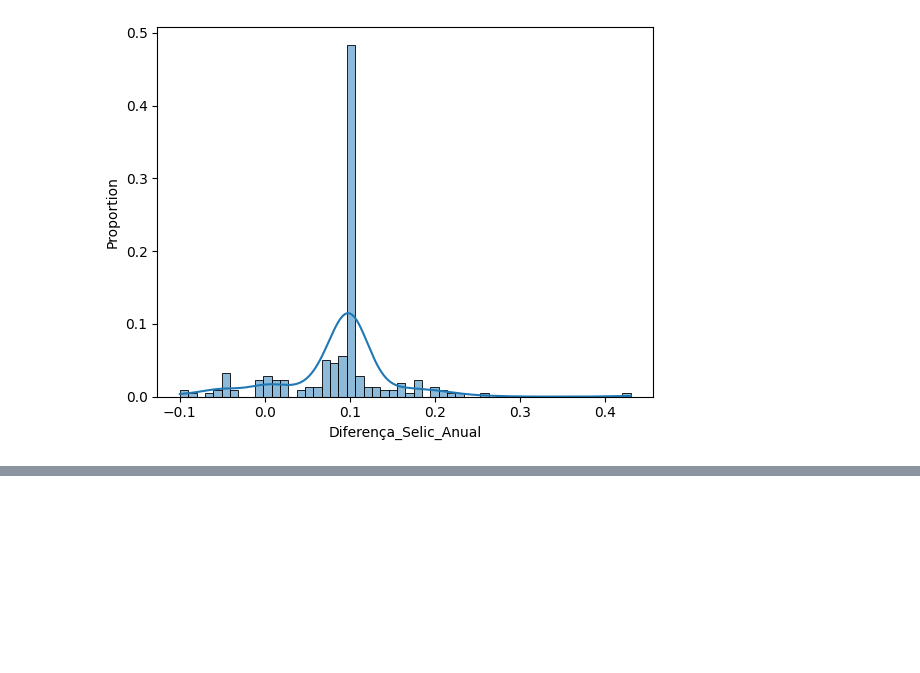
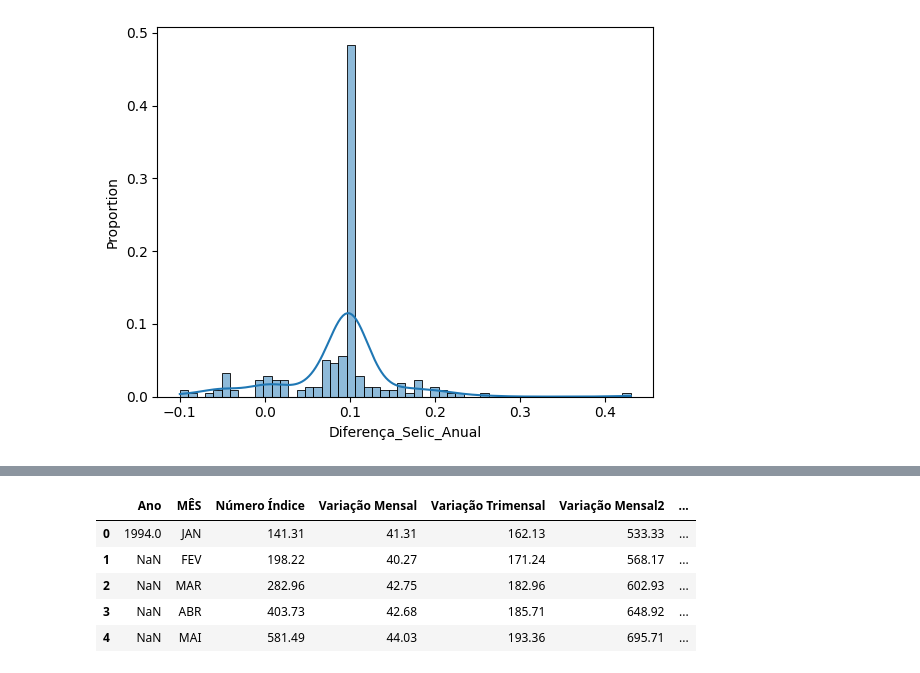
Before and after one commit to mapassos/Selic-IPCA, a Jupyter notebook: Selic_selenium.ipynb, the cells around one changed output, grey strips where cells are left out. Cells and saved outputs as stored; diff of their text form; code cells hidden in the pictures; blank space fills up the shorter version.

```diff
--- a/Selic_selenium.ipynb
+++ b/Selic_selenium.ipynb
@@ -246,0 +270,10 @@ df_filtered_2k.Diferença_Selic_Anual.sum()
+# %%
+ipca_df = pd.read_excel('ipca_202310SerieHist_edit.xlsx')
+ipca_df.head()
+# %% [output]
+|  | Ano | MÊS | Número Índice | Variação Mensal | Variação Trimensal | Variação Mensal2 | ... |
+| 0 | 1994.0 | JAN | 141.31 | 41.31 | 162.13 | 533.33 | ... |
+| 1 | NaN | FEV | 198.22 | 40.27 | 171.24 | 568.17 | ... |
+| 2 | NaN | MAR | 282.96 | 42.75 | 182.96 | 602.93 | ... |
+| 3 | NaN | ABR | 403.73 | 42.68 | 185.71 | 648.92 | ... |
+| 4 | NaN | MAI | 581.49 | 44.03 | 193.36 | 695.71 | ... |
```
Also changed, not shown: parts of 26 cells of this notebook.
